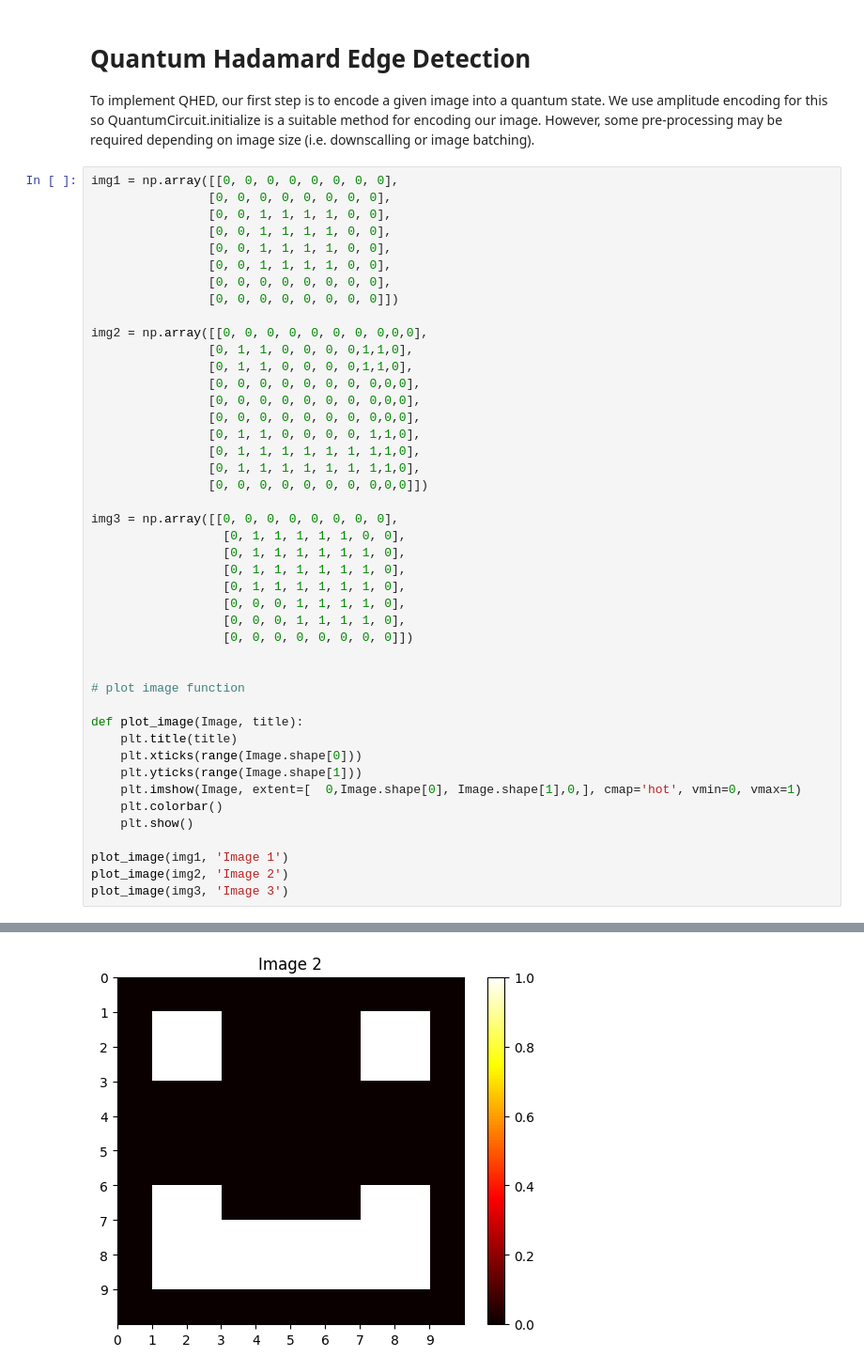
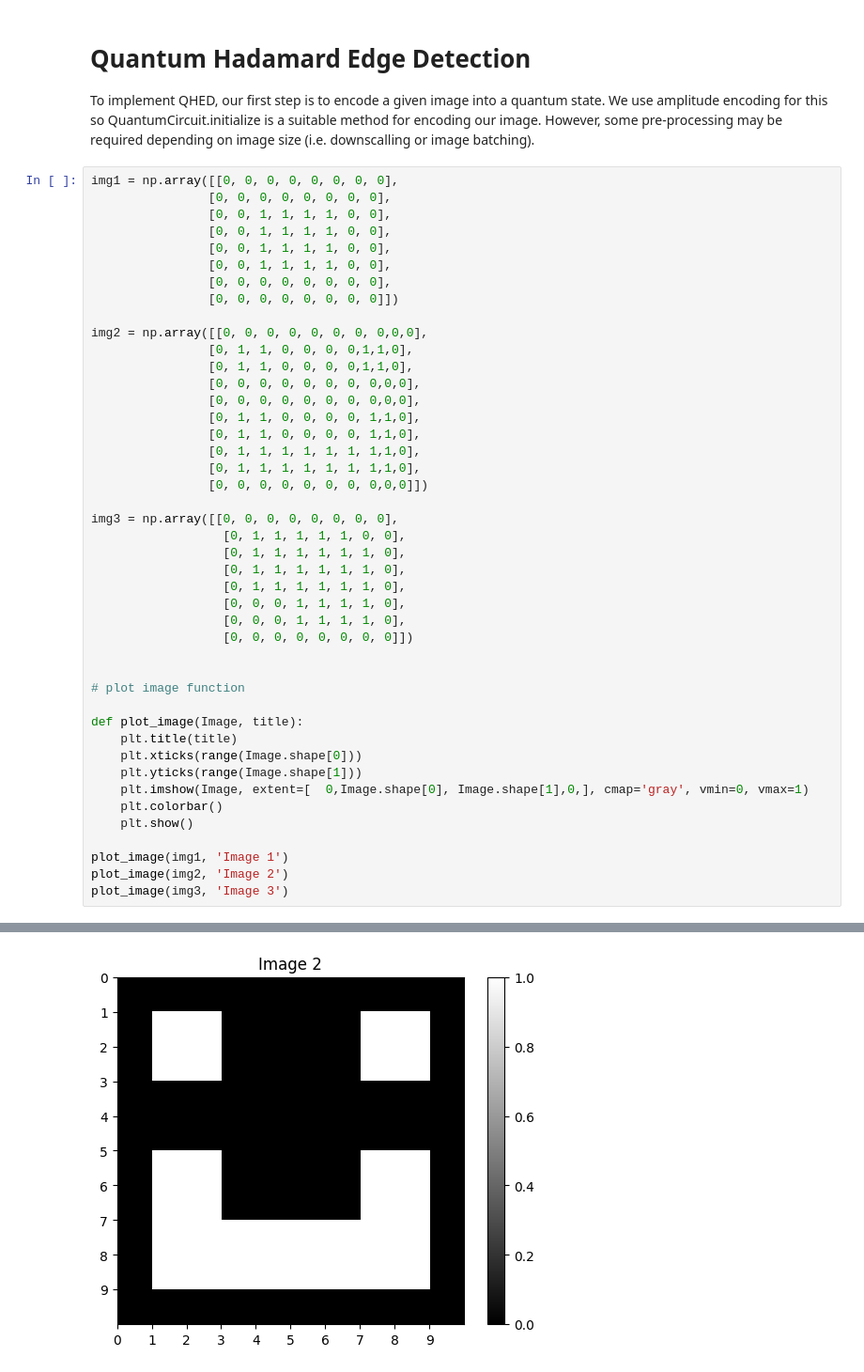
Before and after one commit to jjdcorke/Quantum-Edge-Detection---QIC890, a Jupyter notebook: QHED.ipynb, the cells around one changed output, grey strips where cells are left out. Shown at 94% size. Cells and saved outputs as stored; diff of their text form.

```diff
--- a/QHED.ipynb
+++ b/QHED.ipynb
@@ -31,7 +19,7 @@ img2 = np.array([[0, 0, 0, 0, 0, 0, 0, 0,0,0],
                 [0, 1, 1, 0, 0, 0, 0,1,1,0],
                 [0, 0, 0, 0, 0, 0, 0, 0,0,0],
                 [0, 0, 0, 0, 0, 0, 0, 0,0,0],
-                [0, 0, 0, 0, 0, 0, 0, 0,0,0],
+                [0, 1, 1, 0, 0, 0, 0, 1,1,0],
                 [0, 1, 1, 0, 0, 0, 0, 1,1,0],
                 [0, 1, 1, 1, 1, 1, 1, 1,1,0],
                 [0, 1, 1, 1, 1, 1, 1, 1,1,0],
@@ -53,7 +41,7 @@ def plot_image(Image, title):
     plt.title(title)
     plt.xticks(range(Image.shape[0]))
     plt.yticks(range(Image.shape[1]))
-    plt.imshow(Image, extent=[  0,Image.shape[0], Image.shape[1],0,], cmap='hot', vmin=0, vmax=1)
+    plt.imshow(Image, extent=[  0,Image.shape[0], Image.shape[1],0,], cmap='gray', vmin=0, vmax=1)
     plt.colorbar()
     plt.show()
 
@@ -65 +53 @@ plot_image(img3, 'Image 3')
-[figure, old version]
+[figure, new version]
```
Also changed, not shown: parts of 6 cells of this notebook, 3 other files.
